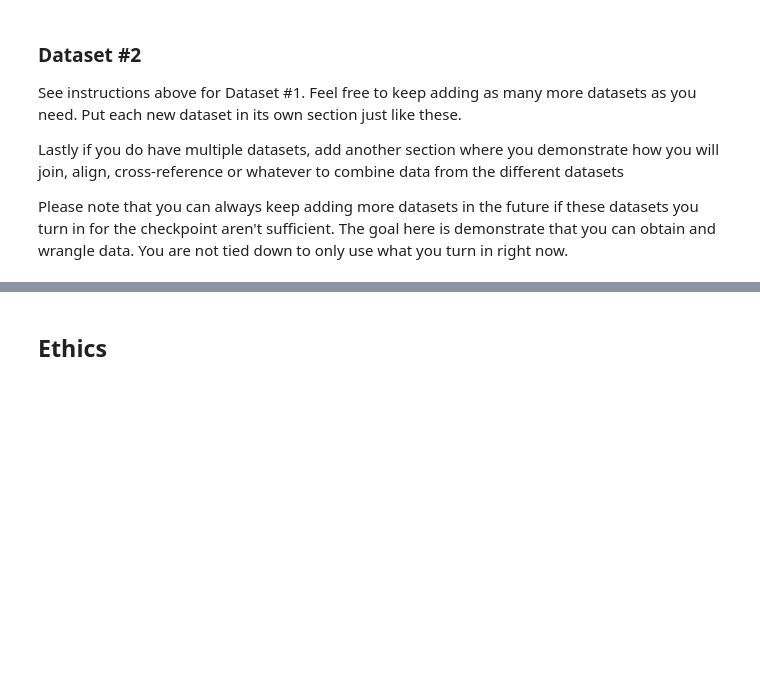
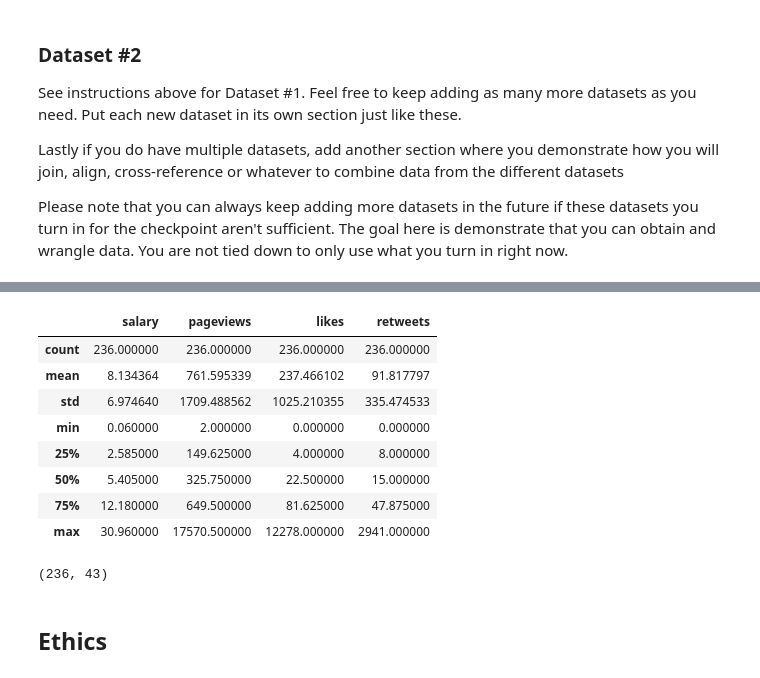
Before and after one commit to COGS108/Group122_WI26, a Jupyter notebook: 01-DataCheckpoint.ipynb, the cells around one changed output, grey strips where cells are left out. Saved outputs shown, nothing was run; the diff lists cells and outputs as text; code cells hidden in the pictures; blank space fills up the shorter version.

```diff
--- a/01-DataCheckpoint.ipynb
+++ b/01-DataCheckpoint.ipynb
@@ -159,0 +314,13 @@ Please note that you can always keep adding more datasets in the future if these
+# %%
+# Check for the skewness of some popularity colummns
+df_social[['salary','pageviews','likes','retweets']].describe()
+# %% [output]
+|  | salary | pageviews | likes | retweets |
+| count | 236.000000 | 236.000000 | 236.000000 | 236.000000 |
+| mean | 8.134364 | 761.595339 | 237.466102 | 91.817797 |
+| std | 6.974640 | 1709.488562 | 1025.210355 | 335.474533 |
+| min | 0.060000 | 2.000000 | 0.000000 | 0.000000 |
+| 25% | 2.585000 | 149.625000 | 4.000000 | 8.000000 |
+| 50% | 5.405000 | 325.750000 | 22.500000 | 15.000000 |
+| 75% | 12.180000 | 649.500000 | 81.625000 | 47.875000 |
+| max | 30.960000 | 17570.500000 | 12278.000000 | 2941.000000 |
@@ -159,0 +333,5 @@ Please note that you can always keep adding more datasets in the future if these
+# %%
+# final shape
+df_social.shape
+# %% [output]
+(236, 43)
```
Also changed, not shown: parts of 12 cells of this notebook.
